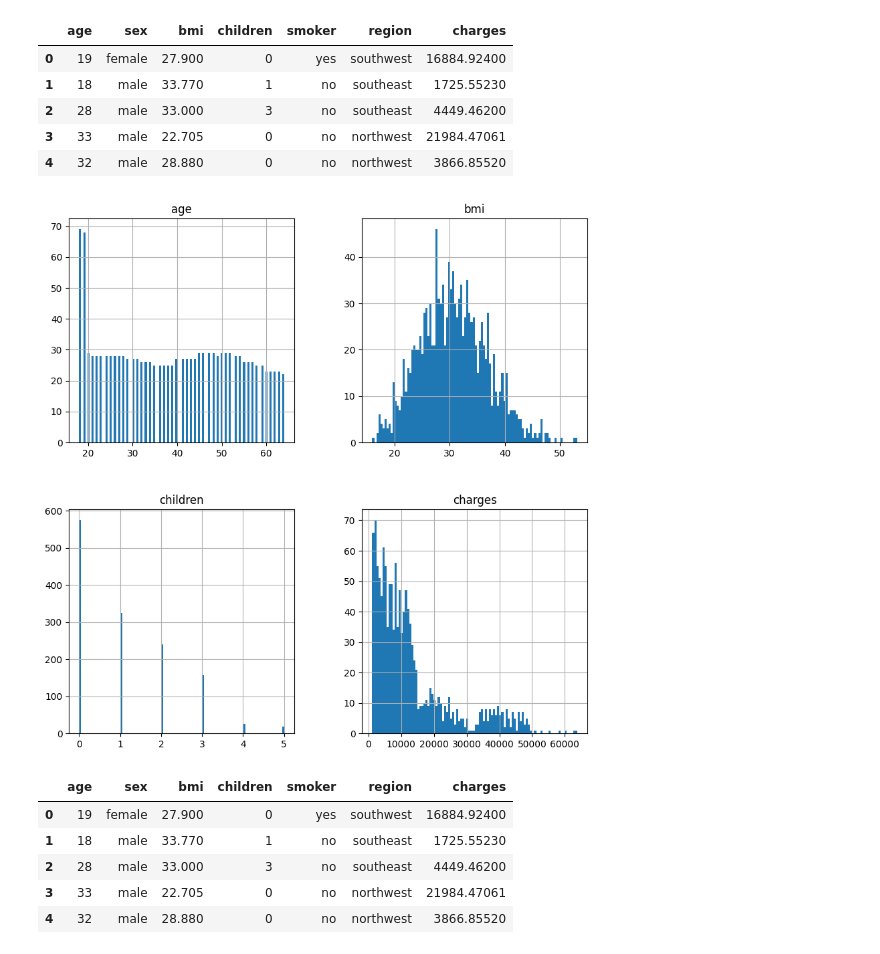
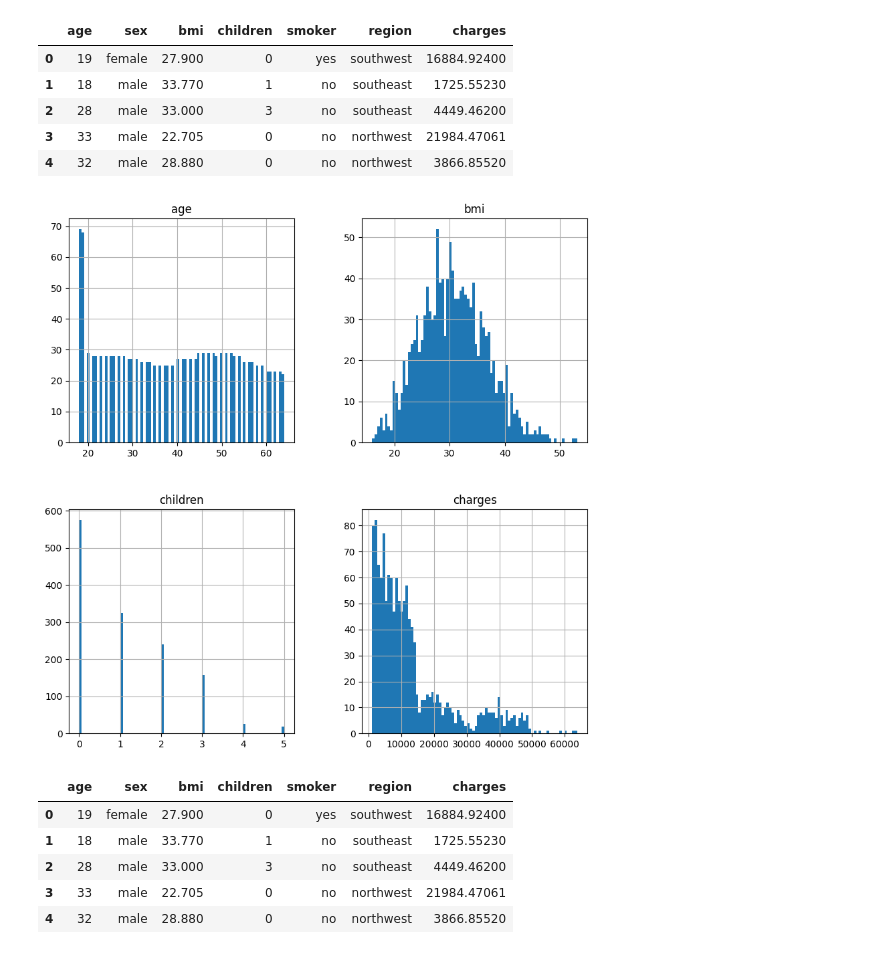
Before and after one commit to ovazque/ML, a Jupyter notebook: MedicalCost.ipynb, the cells around one changed output. Saved outputs shown, nothing was run; the diff lists cells and outputs as text; code cells hidden in the pictures.

```diff
--- a/MedicalCost.ipynb
+++ b/MedicalCost.ipynb
@@ -37,10 +37,10 @@ insurance_data.head()
 # %%
 %matplotlib inline
 import matplotlib.pyplot as plt
-insurance_data.hist(bins=100, figsize=(10,10))
+insurance_data.hist(bins=80, figsize=(10,10))
 plt.show()
 # %% [output]
-[figure, old version]
+[figure, new version]
 # %%
 insurance_data.head()
 # %% [output]
```
Also changed, not shown: parts of 20 cells of this notebook.
